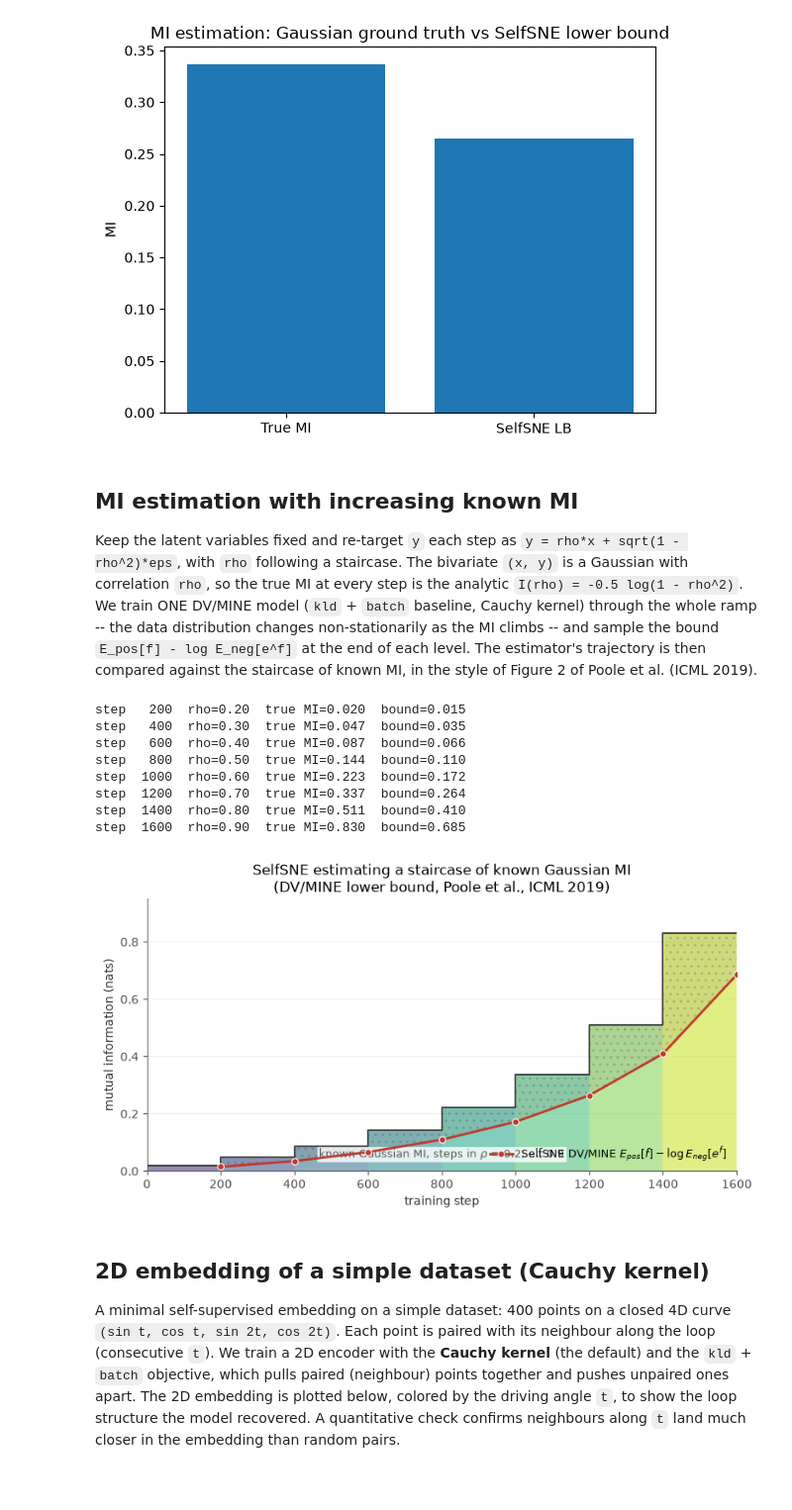
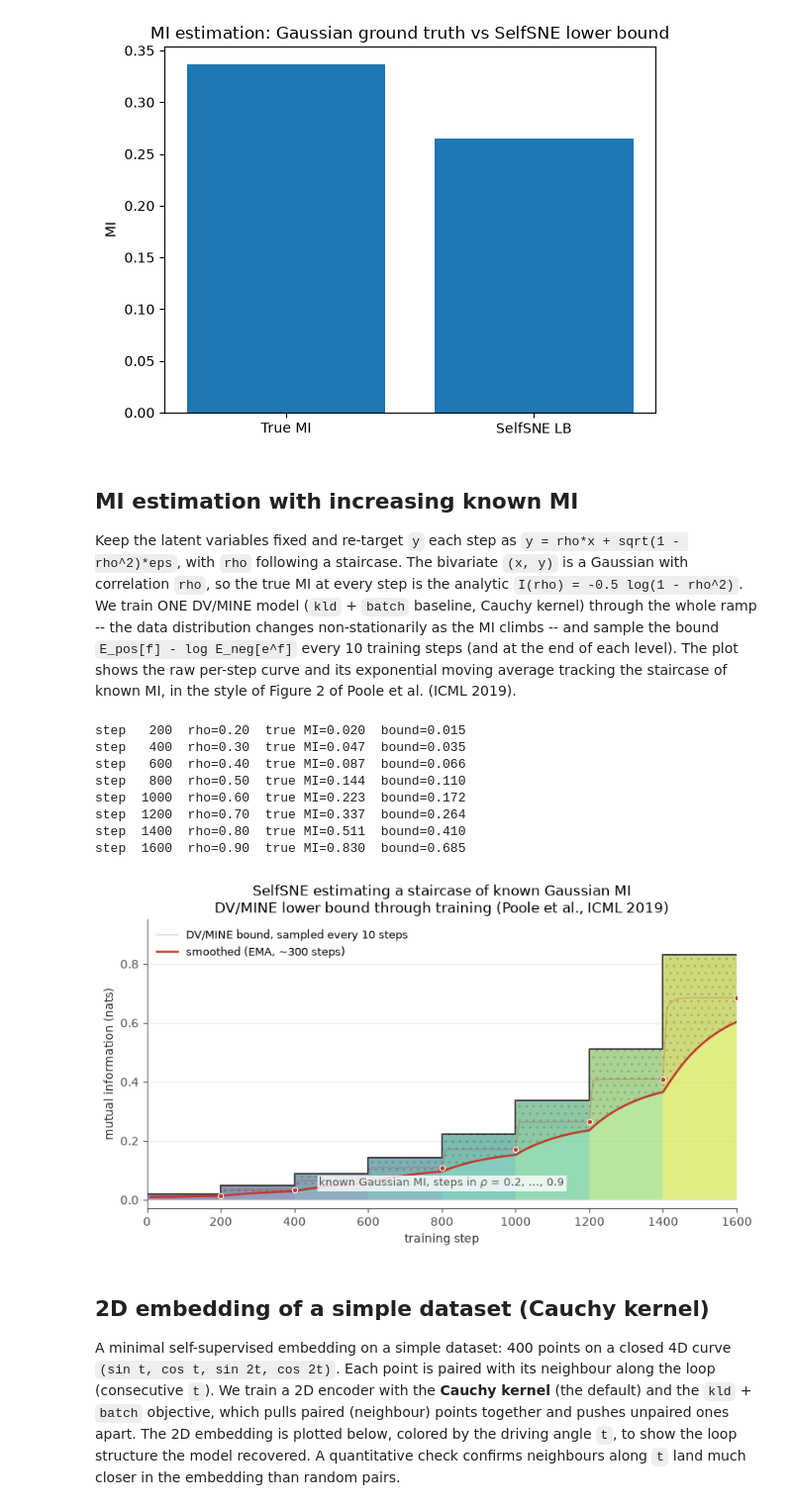
Before and after one commit to jgraving/selfsne, a Jupyter notebook: notebooks/basic_selfsne.ipynb, the cells around one changed output. Shown at 99% size. Saved outputs shown, nothing was run; the diff lists cells and outputs as text; code cells hidden in the pictures; blank space fills up the shorter version.

Commit message:
docs: plot raw per-step DV/MINE bound through training (Poole Fig. 2)
Sample the bound E_pos[f] - log E_neg[e^f] every 10 training steps
during the MI ramp (160 extra evaluation-only passes; no RNG used, so
the seeded training stream and the end-of-level values are unchanged).
The plot now shows the raw per-step curve (light red) together with its
exponential moving average (~300 steps, dark red), alongside the
rainbow staircase of known Gaussian MI, mirroring how Poole et al.
(ICML 2019) display the raw and smoothed objective in Fig. 2.
Re-baked end-to-end (13 cells, 3 inline plots, 0 errors).

```diff
--- a/notebooks/basic_selfsne.ipynb
+++ b/notebooks/basic_selfsne.ipynb
@@ -198,9 +198,9 @@ Keep the latent variables fixed and re-target `y` each step as
 analytic `I(rho) = -0.5 log(1 - rho^2)`. We train ONE DV/MINE model (`kld` +
 `batch` baseline, Cauchy kernel) through the whole ramp -- the data distribution
 changes non-stationarily as the MI climbs -- and sample the bound
-`E_pos[f] - log E_neg[e^f]` at the end of each level. The estimator's trajectory
-is then compared against the staircase of known MI, in the style of
-Figure 2 of Poole et al. (ICML 2019).
+`E_pos[f] - log E_neg[e^f]` every 10 training steps (and at the end of each level).
+The plot shows the raw per-step curve and its exponential moving average tracking
+the staircase of known MI, in the style of Figure 2 of Poole et al. (ICML 2019).
 # %%
 import torch
 from selfsne import SelfSNE, get_lr_scheduler
@@ -249,6 +249,8 @@ def estimate_bound(model, rho):
             negexp.append(torch.exp(lg["neg_logits"]).mean())
     return (torch.stack(pos).mean() - torch.stack(negexp).mean().log()).item()
 
+sample_every = 10
+raw_steps, raw_mi = [], []
 step = 0
 record = []
 for lvl, rho in enumerate(rho_levels):
@@ -265,6 +267,10 @@ for lvl, rho in enumerate(rho_levels):
         opt.step()
         sched.step()
         step += 1
+        if step % sample_every == 0:
+            # Track the estimator's own bound through training (Poole et al.).
+            raw_steps.append(step)
+            raw_mi.append(estimate_bound(model_r, rho_f))
     bound = estimate_bound(model_r, rho_f)
     record.append((step, rho_f, float(true_mi_levels[lvl]), bound))
     print(f"step {step:5d}  rho={rho_f:.2f}  true MI={true_mi_levels[lvl]:.3f}  bound={bound:.3f}")
@@ -289,64 +295,81 @@ matplotlib.rcParams.update({
 import matplotlib.pyplot as plt
 import numpy as np
 
-steps = np.array([r[0] for r in record])
+raw_steps = np.asarray(raw_steps)
+raw_mi = np.asarray(raw_mi, dtype=float)
+level_steps = np.array([r[0] for r in record])
 true_mi = np.array([r[2] for r in record])
 bounds = np.array([r[3] for r in record])
 
 L = steps_per_level
 T = L * len(true_mi)
 
-fig, ax = plt.subplots(figsize=(8.0, 4.4))
+# Poole et al. (ICML 2019) show the raw objective together with a smoothed
+# version: here an exponential moving average over ~30 samples (300 steps).
+a = 2.0 / 30.0
+smooth = np.empty_like(raw_mi)
+s = raw_mi[0]
+smooth[0] = s
+for i in range(1, len(raw_mi)):
+    s = a * raw_mi[i] + (1.0 - a) * s
+    smooth[i] = s
+
+fig, ax = plt.subplots(figsize=(8.0, 4.6))
 
 # Known Gaussian MI as a rainbow staircase: one colored step per training
-# block (Poole et al., ICML 2019 -- the data correlation, and hence the true
-# MI, ramps up as training proceeds).  Filling each block from the axis makes
-# the steps read as a rising colored ramp.
+# block (the data correlation, and hence the true MI, ramps up as training
+# proceeds).  Filling each block from the axis makes the steps read as a
+# rising colored ramp.
 cmap = plt.cm.viridis(np.linspace(0.12, 0.92, len(true_mi)))
 for i, (tm, col) in enumerate(zip(true_mi, cmap)):
     x0 = i * L
     ax.bar(x0 + L / 2, tm, width=L, color=(col[0], col[1], col[2], 0.55),
            edgecolor="none", zorder=2)
 # Dark outline over the top of the staircase (level held over each block).
-ax.step(np.concatenate([[0], steps]),
+ax.step(np.concatenate([[0], level_steps]),
         np.concatenate([true_mi, [true_mi[-1]]]),
         where="post", color="0.25", lw=1.4, zorder=3)
 
-# Light shading in the gap between the known level and the bound.
+# Light shading in the gap between the known level and the smoothed bound.
 xb = np.linspace(0, T, 401)
-lvl = np.clip(np.searchsorted(steps, xb, side="left"), 0, len(true_mi) - 1)
+lvl = np.clip(np.searchsorted(level_steps, xb, side="left"), 0, len(true_mi) - 1)
 ystair = true_mi[lvl]
-binterp = np.interp(xb, steps, bounds)
+binterp = np.interp(xb, raw_steps, smooth)
 ax.fill_between(xb, ystair, binterp, where=ystair >= binterp,
                 facecolor="0.3", alpha=0.12, edgecolor="none",
                 hatch="..", lw=0, zorder=4)
 
-# SelfSNE DV/MINE lower bound: the quantity trained and sampled each block.
-ax.plot(steps, bounds, "o-", ms=5.5, lw=2.0, color="#c0392b",
-        mfc="#c0392b", mec="white", mew=0.8, zorder=6,
-        label=r"SelfSNE DV/MINE $E_{pos}[f] - \log E_{neg}[e^{f}]$")
-ax.legend(loc="lower right", fontsize=9.5, frameon=False)
+# The DV/MINE bound sampled through training: raw per 10 steps (light) and
+# its exponential moving average (dark), as in Poole et al. Fig. 2.
+ax.plot(raw_steps, raw_mi, color="#c0392b", alpha=0.32, lw=0.9, zorder=5,
+        label="DV/MINE bound, sampled every 10 steps")
+ax.plot(raw_steps, smooth, color="#c0392b", lw=1.8, zorder=6,
+        label="smoothed (EMA, ~300 steps)")
+# Values recorded at the end of each level.
+ax.plot(level_steps, bounds, "o", ms=4.5, mfc="#c0392b", mec="white",
+        mew=0.8, ls="none", zorder=7)
 
 ax.text(0.5 * T, 0.045,
         r"known Gaussian MI, steps in $\rho$ = $0.2$, $\ldots$, $0.9$",
-        ha="center", va="baseline", fontsize=9.5, color="0.35", zorder=5,
+        ha="center", va="baseline", fontsize=9.5, color="0.35", zorder=8,
         bbox=dict(facecolor="white", edgecolor="none", alpha=0.8, pad=1.5))
 
 ax.set_xlabel("training step")
 ax.set_ylabel("mutual information (nats)")
 ax.set_title("SelfSNE estimating a staircase of known Gaussian MI\n"
-             "(DV/MINE lower bound, Poole et al., ICML 2019)")
+             "DV/MINE lower bound through training (Poole et al., ICML 2019)")
 ax.grid(axis="y", color="0.9", lw=0.5, zorder=0)
 ax.set_axisbelow(True)
 for spine in ("top", "right"):
     ax.spines[spine].set_visible(False)
 ax.set_xlim(0, T)
-ax.set_ylim(0, 0.95)
+ax.set_ylim(min(0.0, float(raw_mi.min())) - 0.03, 0.95)
 ax.set_xticks(np.linspace(0, T, 9))
+ax.legend(loc="upper left", fontsize=9, frameon=False)
 fig.tight_layout()
 plt.show()
 # %% [output]
-[figure, old version]
+[figure, new version]
 # %% [markdown]
 ## 2D embedding of a simple dataset (Cauchy kernel)
 
```
